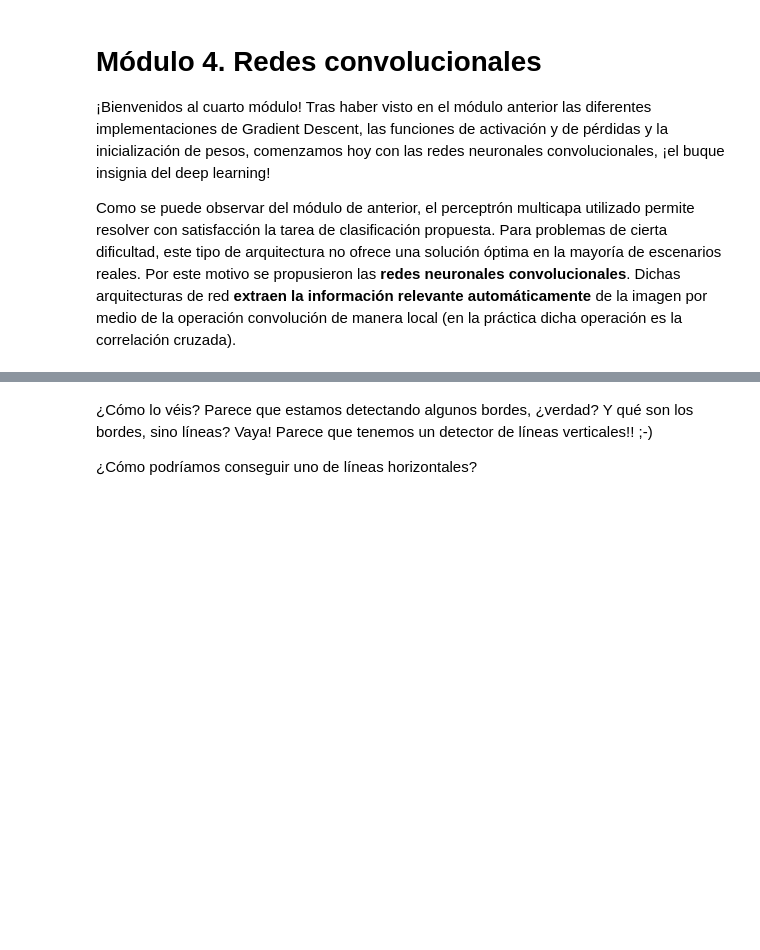
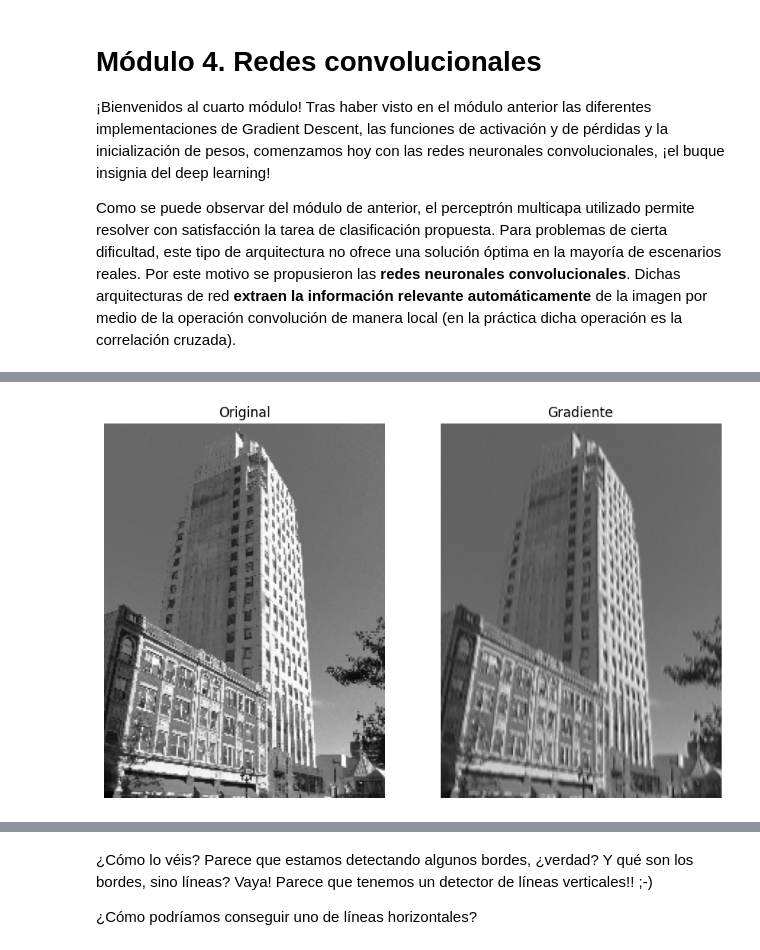
Before and after one commit to mariaeugenia-alvarez/deep-learning, a Jupyter notebook: notebooks clase/4_Redes_convolucionales.ipynb, the cells around one changed output, grey strips where cells are left out. Cells and saved outputs as stored; diff of their text form; code cells hidden in the pictures; blank space fills up the shorter version.

```diff
--- a/notebooks clase/4_Redes_convolucionales.ipynb
+++ b/notebooks clase/4_Redes_convolucionales.ipynb
@@ -112,0 +125,4 @@ image = cv2.resize(image, None, fx=0.1, fy=0.1)
+# %%
+kernel =np.array([[-1,3,1],[-1,3,1],[-1,3,1]],dtype=np.float32) #kernel tipo Right Sobel (resaltar bordes de dcha)
+# %%
+grad = signal.convolve2d(image,kernel,mode='same',boundary='symm') # kernel de 2D. la img de salida = a la de entrada, limites todos simetricos a los q hay
@@ -112,0 +141,4 @@ image = cv2.resize(image, None, fx=0.1, fy=0.1)
+# %%
+plot_two(image,grad)
+# %% [output]
+[figure, added]
```
Also changed, not shown: parts of 112 cells of this notebook.
